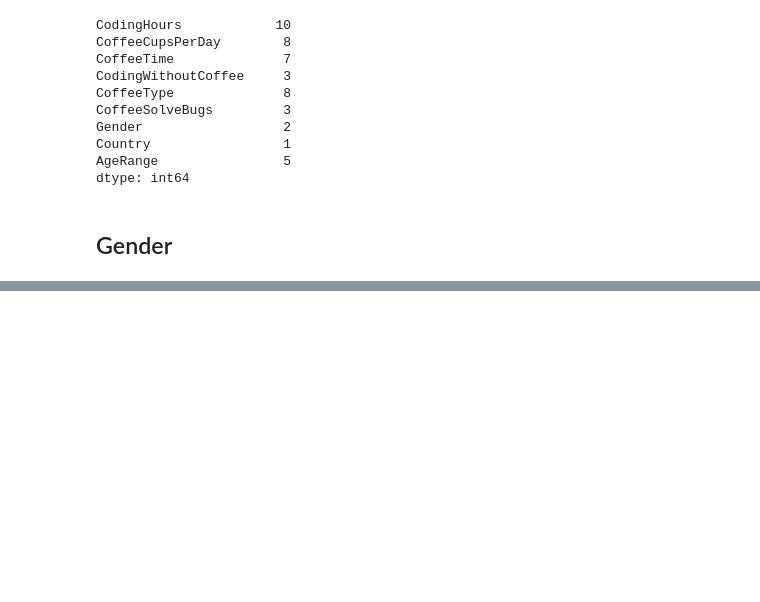
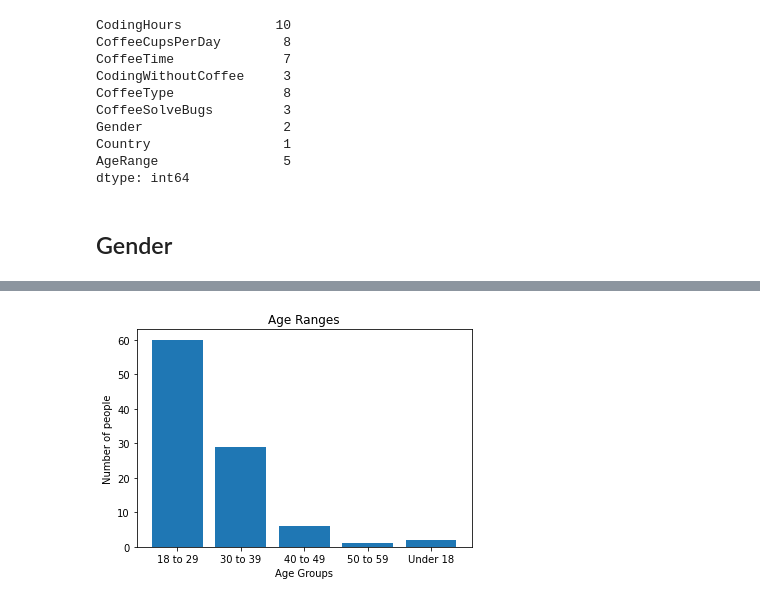
Before and after one commit to roxana-hgh/Data-Mining-project, a Jupyter notebook: CoffeeAndCode.ipynb, the cells around one changed output, grey strips where cells are left out. Drawn from its saved outputs; the diff is of its cells as text; code cells hidden in the pictures; blank space fills up the shorter version.

```diff
--- a/CoffeeAndCode.ipynb
+++ b/CoffeeAndCode.ipynb
@@ -51,0 +57,16 @@ Text(0, 0.5, 'People')
+# %%
+# AgeRangesCount.plot.bar(title='Age Ranges', color='#4287f5');
+# plt.xlabel('Age Groups');
+# plt.ylabel('Number of people')
+
+
+x= df.groupby('AgeRange').groups.keys()
+y= df.groupby('AgeRange')['AgeRange'].count()
+fig, ax = plt.subplots()
+ax.bar(x,y)
+ax.set_title("Age Ranges")
+ax.set_xlabel("Age Groups")
+ax.set_ylabel("Number of people")
+plt.show()
+# %% [output]
+[figure, added]
```
Also changed, not shown: parts of 20 cells of this notebook.
